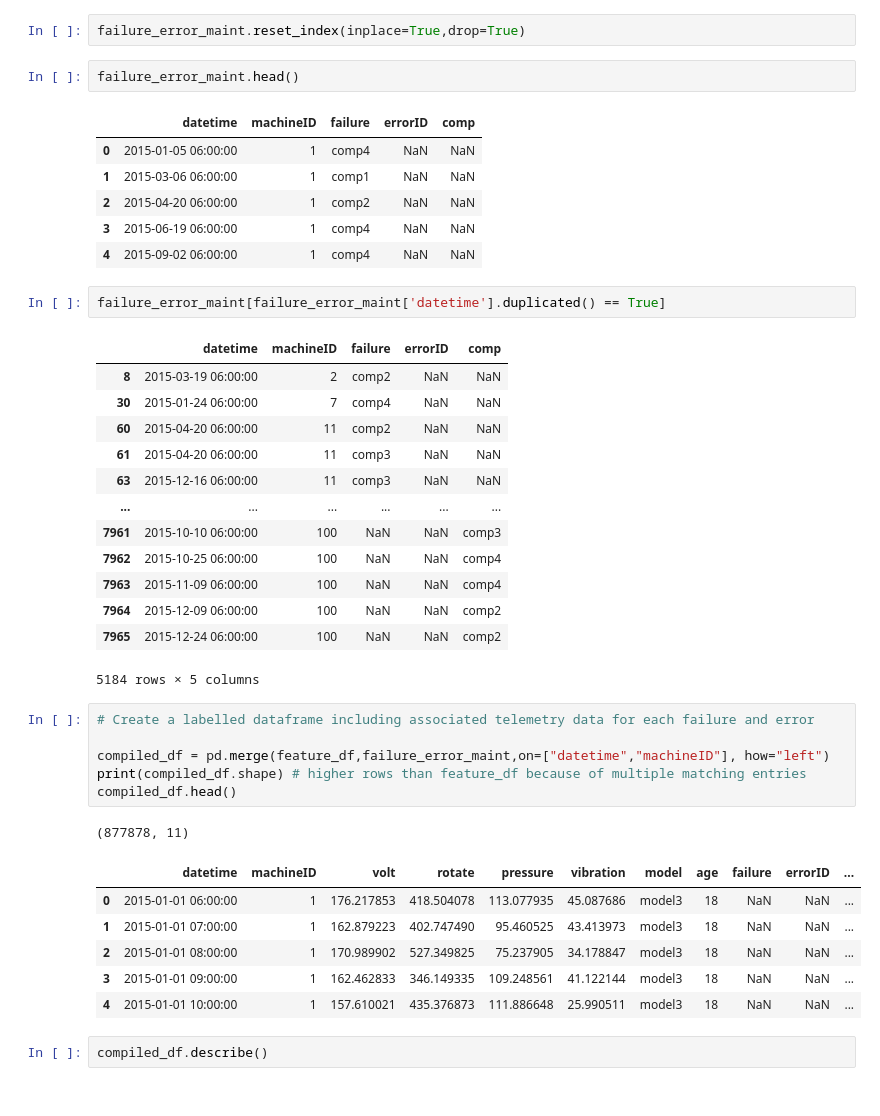
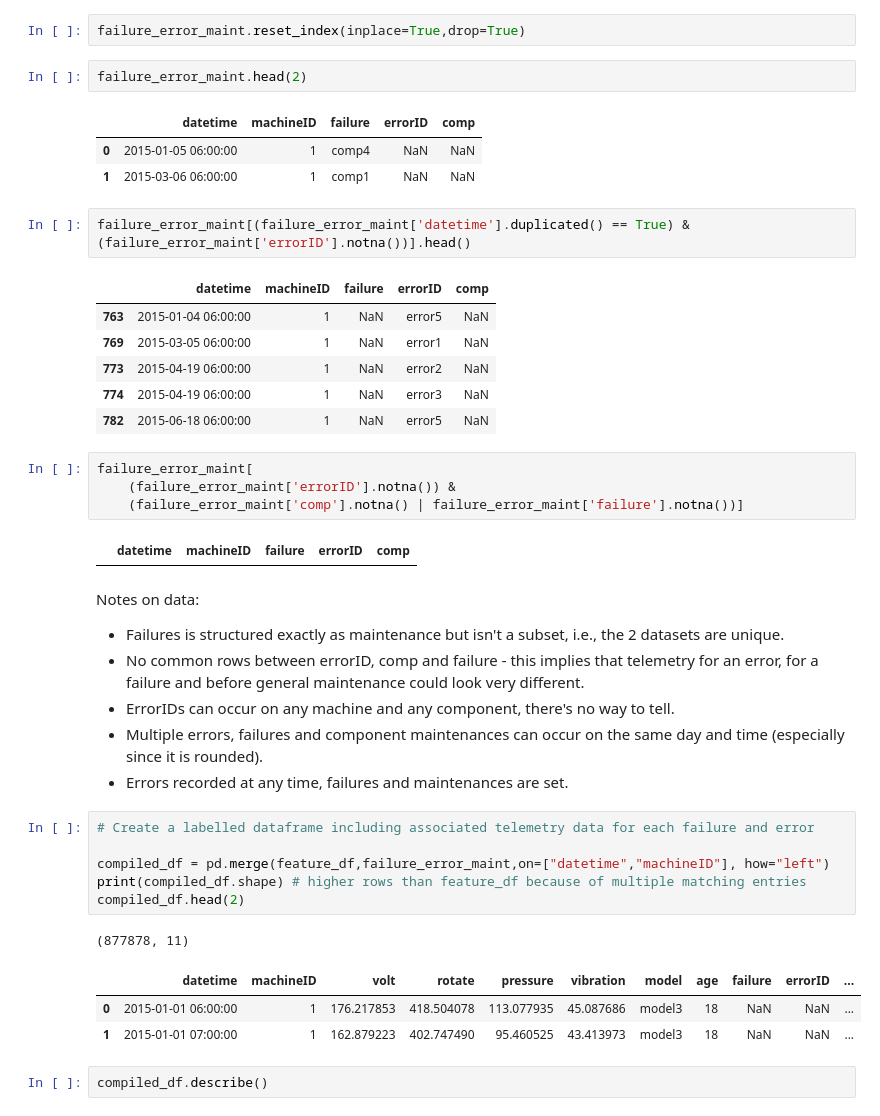
Before and after one commit to manya28/predictive_maintenance, a Jupyter notebook: predictive_maintenance_1.ipynb, the cells around one changed output. Cells and saved outputs as stored; diff of their text form.

```diff
--- a/predictive_maintenance_1.ipynb
+++ b/predictive_maintenance_1.ipynb
@@ -178,44 +172,45 @@ True (7966, 6)
 # %%
 failure_error_maint.reset_index(inplace=True,drop=True)
 # %%
-failure_error_maint.head()
+failure_error_maint.head(2)
 # %% [output]
 |  | datetime | machineID | failure | errorID | comp |
 | 0 | 2015-01-05 06:00:00 | 1 | comp4 | NaN | NaN |
 | 1 | 2015-03-06 06:00:00 | 1 | comp1 | NaN | NaN |
-| 2 | 2015-04-20 06:00:00 | 1 | comp2 | NaN | NaN |
-| 3 | 2015-06-19 06:00:00 | 1 | comp4 | NaN | NaN |
-| 4 | 2015-09-02 06:00:00 | 1 | comp4 | NaN | NaN |
 # %%
-failure_error_maint[failure_error_maint['datetime'].duplicated() == True]
+failure_error_maint[(failure_error_maint['datetime'].duplicated() == True) & (failure_error_maint['errorID'].notna())].head()
 # %% [output]
 |  | datetime | machineID | failure | errorID | comp |
-| 8 | 2015-03-19 06:00:00 | 2 | comp2 | NaN | NaN |
-| 30 | 2015-01-24 06:00:00 | 7 | comp4 | NaN | NaN |
-| 60 | 2015-04-20 06:00:00 | 11 | comp2 | NaN | NaN |
-| 61 | 2015-04-20 06:00:00 | 11 | comp3 | NaN | NaN |
-| 63 | 2015-12-16 06:00:00 | 11 | comp3 | NaN | NaN |
-| ... | ... | ... | ... | ... | ... |
-| 7961 | 2015-10-10 06:00:00 | 100 | NaN | NaN | comp3 |
-| 7962 | 2015-10-25 06:00:00 | 100 | NaN | NaN | comp4 |
-| 7963 | 2015-11-09 06:00:00 | 100 | NaN | NaN | comp4 |
-| 7964 | 2015-12-09 06:00:00 | 100 | NaN | NaN | comp2 |
-| 7965 | 2015-12-24 06:00:00 | 100 | NaN | NaN | comp2 |
+| 763 | 2015-01-04 06:00:00 | 1 | NaN | error5 | NaN |
+| 769 | 2015-03-05 06:00:00 | 1 | NaN | error1 | NaN |
+| 773 | 2015-04-19 06:00:00 | 1 | NaN | error2 | NaN |
+| 774 | 2015-04-19 06:00:00 | 1 | NaN | error3 | NaN |
+| 782 | 2015-06-18 06:00:00 | 1 | NaN | error5 | NaN |
-5184 rows × 5 columns
+# %%
+failure_error_maint[
+    (failure_error_maint['errorID'].notna()) &
+    (failure_error_maint['comp'].notna() | failure_error_maint['failure'].notna())]
+# %% [output]
+|  | datetime | machineID | failure | errorID | comp |
+# %% [markdown]
+Notes on data:
+
+- Failures is structured exactly as maintenance but isn't a subset, i.e., the 2 datasets are unique.
+- No common rows between errorID, comp and failure - this implies that telemetry for an error, for a failure and before general maintenance could look very different.
+- ErrorIDs can occur on any machine and any component, there's no way to tell.
+- Multiple errors, failures and component maintenances can occur on the same day and time (especially since it is rounded).
+- Errors recorded at any time, failures and maintenances are set.
 # %%
 # Create a labelled dataframe including associated telemetry data for each failure and error
 
 compiled_df = pd.merge(feature_df,failure_error_maint,on=["datetime","machineID"], how="left")
 print(compiled_df.shape) # higher rows than feature_df because of multiple matching entries
-compiled_df.head()
+compiled_df.head(2)
 # %% [output]
 (877878, 11)
 |  | datetime | machineID | volt | rotate | pressure | vibration | model | age | failure | errorID | ... |
 | 0 | 2015-01-01 06:00:00 | 1 | 176.217853 | 418.504078 | 113.077935 | 45.087686 | model3 | 18 | NaN | NaN | ... |
 | 1 | 2015-01-01 07:00:00 | 1 | 162.879223 | 402.747490 | 95.460525 | 43.413973 | model3 | 18 | NaN | NaN | ... |
-| 2 | 2015-01-01 08:00:00 | 1 | 170.989902 | 527.349825 | 75.237905 | 34.178847 | model3 | 18 | NaN | NaN | ... |
-| 3 | 2015-01-01 09:00:00 | 1 | 162.462833 | 346.149335 | 109.248561 | 41.122144 | model3 | 18 | NaN | NaN | ... |
-| 4 | 2015-01-01 10:00:00 | 1 | 157.610021 | 435.376873 | 111.886648 | 25.990511 | model3 | 18 | NaN | NaN | ... |
 # %%
 compiled_df.describe()
 # %% [output]
```
Also changed, not shown: parts of 57 cells of this notebook.
